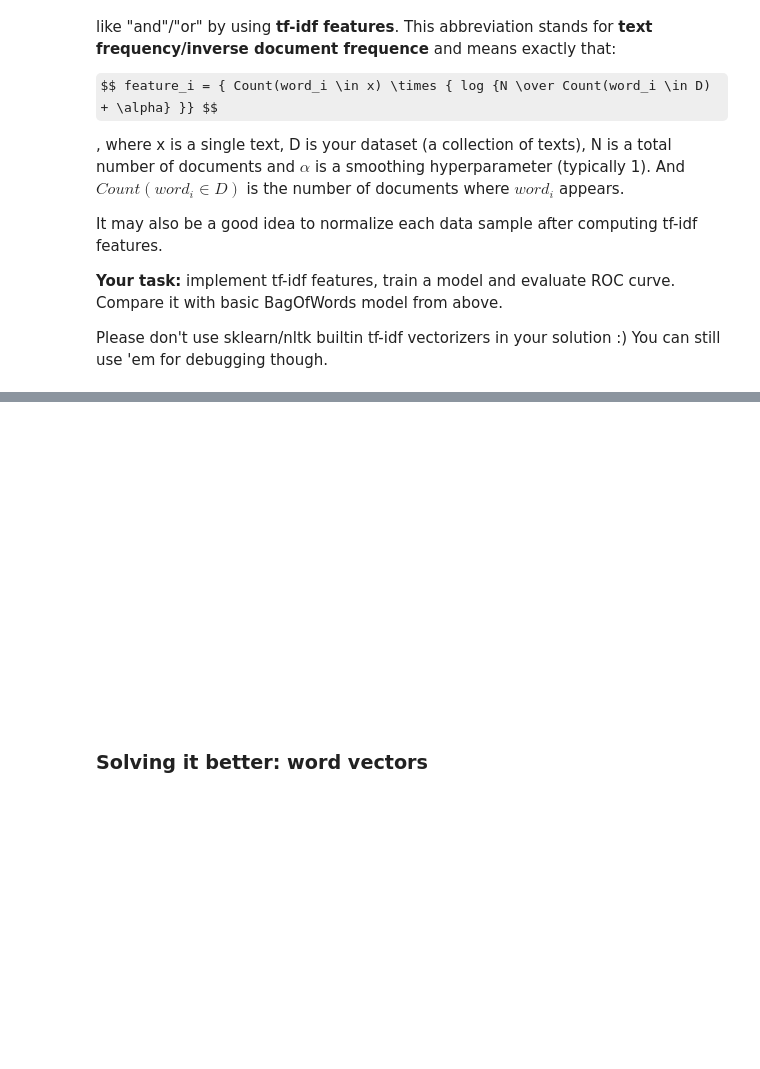
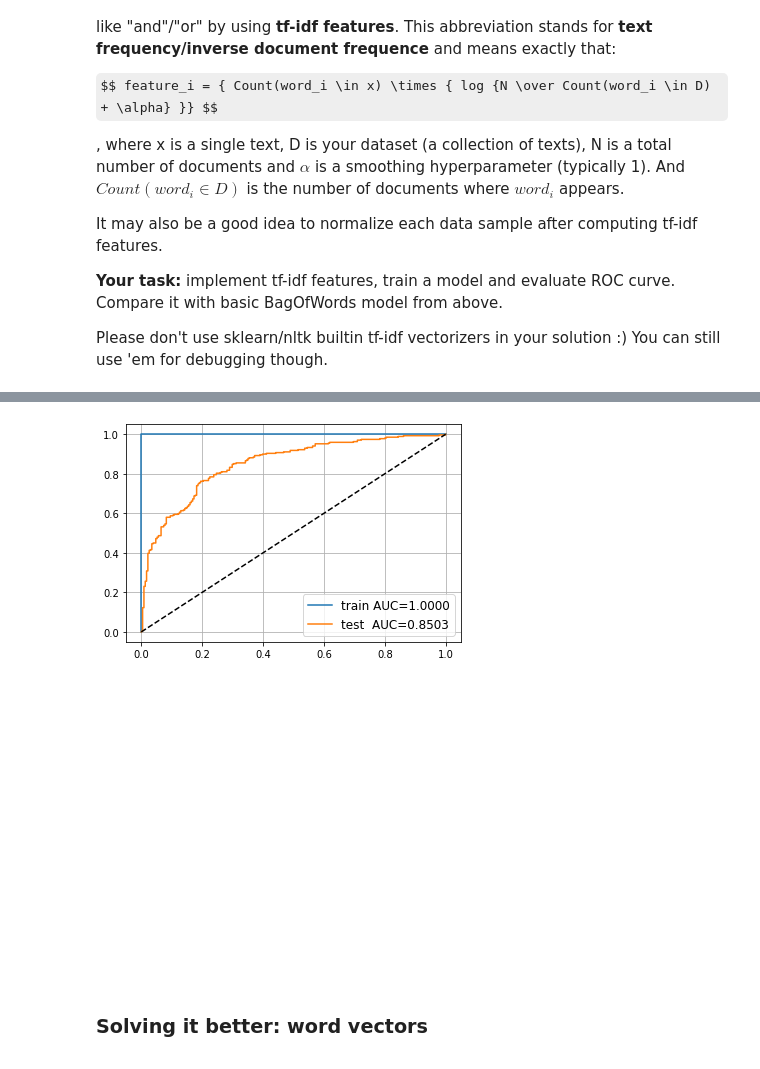
Before and after one commit to svl96/nlp_course, a Jupyter notebook: week02_classification/homework_part1.ipynb, the cells around one changed output, grey strips where cells are left out. Saved outputs shown, nothing was run; the diff lists cells and outputs as text; code cells hidden in the pictures; some formulas as TeX source; blank space fills up the shorter version.

````diff
--- a/week02_classification/homework_part1.ipynb
+++ b/week02_classification/homework_part1.ipynb
@@ -90,9 +90,8 @@ k = 10000
 
 counter = Counter()
 count_tokens(texts_train, counter)
-counter = [token for token, count in counter.most_common(k)]
 # bow_vocabulary = {counter[i]: i for i in range(len(counter))}
-bow_vocabulary = counter
+bow_vocabulary = [token for token, count in counter.most_common(k)]
 print('example features:', sorted(bow_vocabulary)[::100])
 # %% [output]
 example features: ['!', '12/13', '3', ']', 'adolf', 'altered', 'arcane', 'automatically', 'benefit', 'bottom', 'cambefort', 'chemistry', 'comb-like', 'consume', 'credited', 'decided', 'diatribe', 'doi ...
@@ -156,3 +158,21 @@ It may also be a good idea to normalize each data sample after computing tf-idf
 __Your task:__ implement tf-idf features, train a model and evaluate ROC curve. Compare it with basic BagOfWords model from above.
 
 Please don't use sklearn/nltk builtin tf-idf vectorizers in your solution :) You can still use 'em for debugging though.
+# %%
+def tf_idf(text):
+    N = X_train_bow.shape[0]
+    row = np.zeros(len(bow_vocabulary), 'float32')
+    for token in text.split(' '):
+        if token in bow_vocabulary:
+            ind = bow_vocabulary.index(token)
+            row[ind] += 1
+
+    for i in range(len(row)):
+        if row[i] > 0:
+            row[i] = row[i] * np.log(N / (counter[bow_vocabulary[i]] + 1))
+
+    return row
+# %%
+%%time
+X_train_tf_idf = np.stack(list(map(tf_idf, texts_train)))
+X_test_tf_idf = np.stack(list(map(tf_idf, texts_test)))
@@ -159,3 +181,19 @@ Please don't use sklearn/nltk builtin tf-idf vectorizers in your solution :) You
+# %%
+tf_idf_model = LogisticRegression(solver='lbfgs').fit(X_train_tf_idf, y_train)
+# %%
+for name, X, y, model in [
+    ('train', X_train_tf_idf, y_train, tf_idf_model),
+    ('test ', X_test_tf_idf, y_test, tf_idf_model)
+]:
+    proba = model.predict_proba(X)[:, 1]
+    auc = roc_auc_score(y, proba)
+    plt.plot(*roc_curve(y, proba)[:2], label='%s AUC=%.4f' % (name, auc))
+
+plt.plot([0, 1], [0, 1], '--', color='black',)
+plt.legend(fontsize='large')
+plt.grid()
+# %% [output]
+[figure, added]
 # %% [markdown]
 ```
 
````
Also changed, not shown: parts of 3 cells of this notebook.
